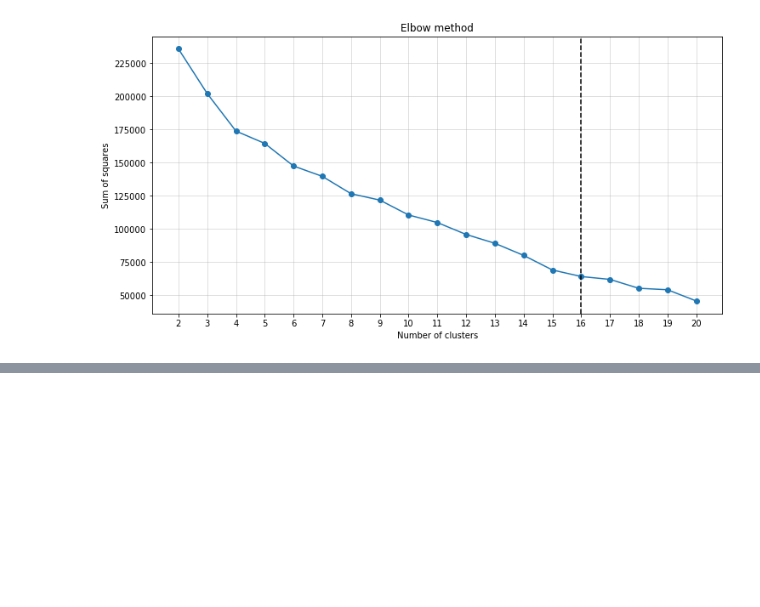
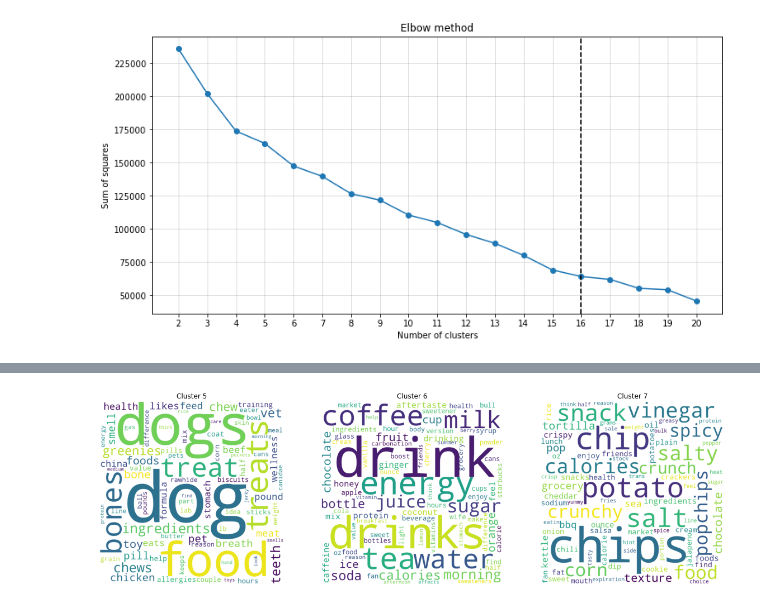
Before and after one commit to mikcnt/adm-homework-4, a Jupyter notebook: main.ipynb, the cells around one changed output, grey strips where cells are left out. Saved outputs shown, nothing was run; the diff lists cells and outputs as text; code cells hidden in the pictures; blank space fills up the shorter version.

Commit message:
Renamed clustering functions, implemented wordclouds and updated main

```diff
--- a/main.ipynb
+++ b/main.ipynb
@@ -136,0 +127,4 @@ word_cloud(data, 8)
+# %%
+plot_wordclouds(data)
+# %% [output]
+[figure, added]
```
Also changed, not shown: parts of 3 cells of this notebook, 1 other file.
